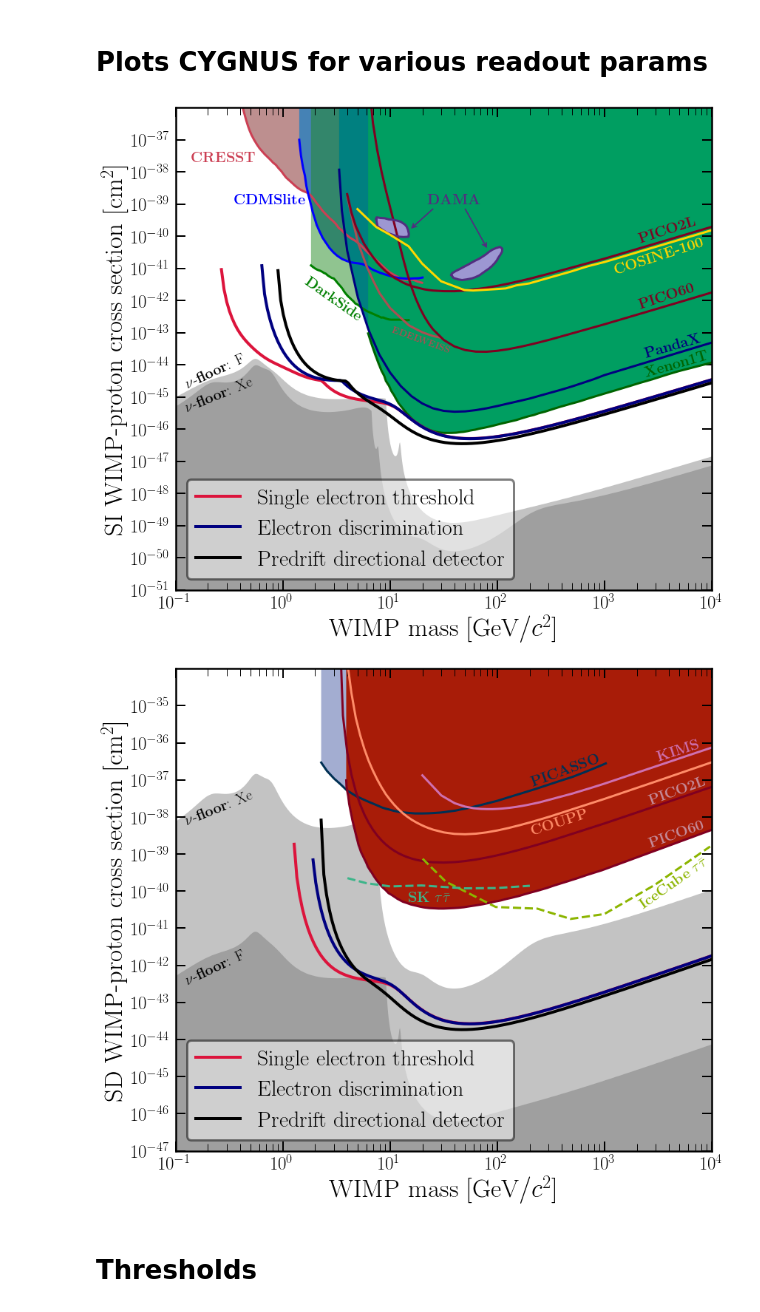
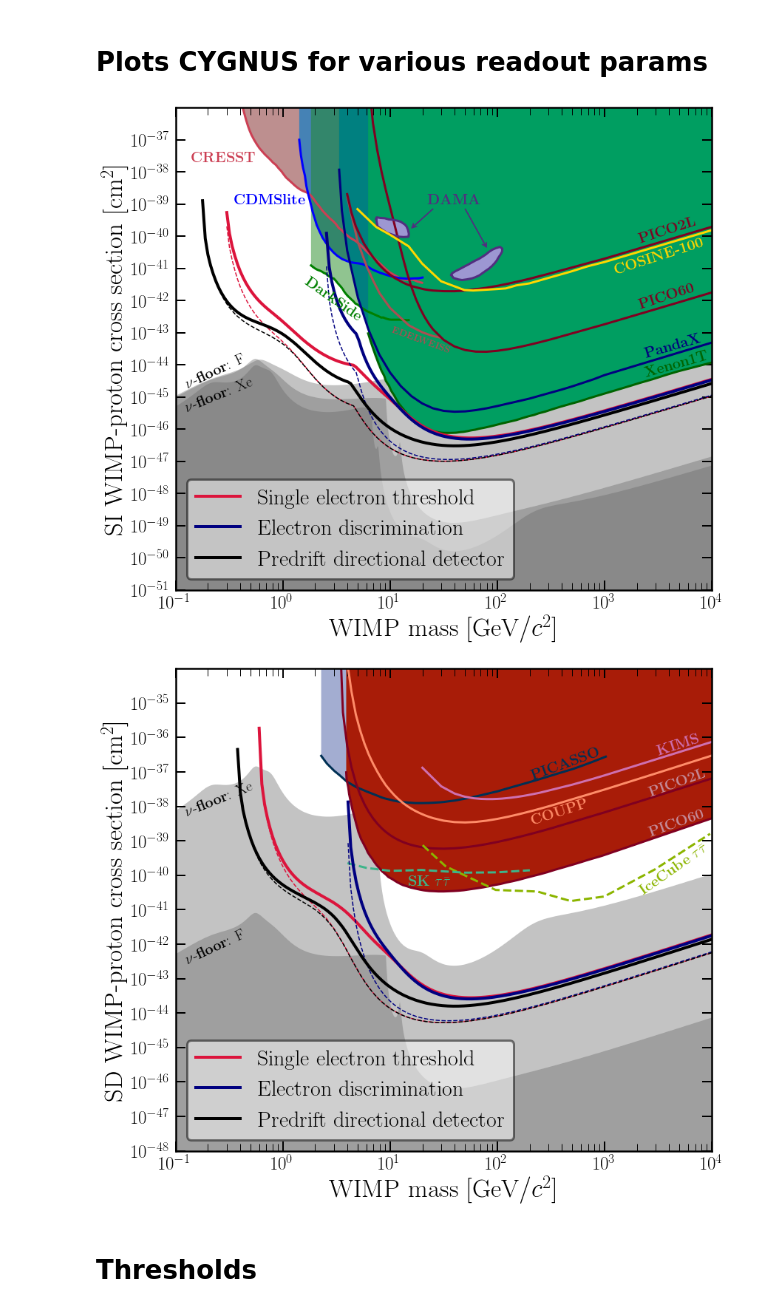
Before and after one commit to cajohare/CYGNUS, a Jupyter notebook: python/Plot_FullLimits-Meeting.ipynb, the cells around one changed output. Cells and saved outputs as stored; diff of their text form; code cells hidden in the pictures.

Commit message:
new nu floor calculation

```diff
--- a/python/Plot_FullLimits-Meeting.ipynb
+++ b/python/Plot_FullLimits-Meeting.ipynb
@@ -25,6 +25,17 @@ plt.text(0.12,1.2e-44,r"$\nu$-{\bf floor}: F",fontsize=20,rotation=25,color="k")
 #plt.text(0.5,5e-48,r"{\bf Solar}-$\nu$",fontsize=25)
 #plt.text(18.0,0.3e-50,r"{\bf SN}-$\nu$",fontsize=25)
 #plt.text(700.0,1e-49,r"{\bf Atm}-$\nu$",fontsize=25)
+
+nu_F = loadtxt("../data/WIMPLimits/SI/nuFloorSimple-F.txt")
+#plt.plot(nu_F[0,:],nu_F[1,:],'b-')
+
+nu_F = loadtxt("../data/WIMPLimits/SI/nuFloorSimple-Xe.txt")
+#plt.plot(nu_F[0,:],nu_F[1,:],'b-')
+
+nu_He = loadtxt("../data/WIMPLimits/SI/nuFloorSimple-He.txt")
+plt.fill_between(nu_He[0,:], nu_He[1,:], y2=ymin,facecolor='dimgrey',alpha=0.4)
+
+
 
 # Expt limits
 CRESST = loadtxt("../data/WIMPLimits/SI/CRESST.txt")
@@ -104,19 +115,26 @@ CYGNUS10k = loadtxt("../data/CYGNUS10k-1e.txt")
 CYGNUS10k[CYGNUS10k==0.0] = 1.0
 sig1 = minimum(CYGNUS10k[1,:],CYGNUS10k[2,:])
 sig1[sig1==1.0] = nan
+Nw = minimum(CYGNUS10k[3,:],CYGNUS10k[4,:])
 plt.plot(CYGNUS10k[0,:],sig1,color=col0,linewidth=4,label='Single electron threshold')
+plt.plot(CYGNUS10k[0,:],Nw,'--',color=col0,linewidth=1.5)
 
 CYGNUS10k = loadtxt("../data/CYGNUS10k-edisc.txt")
 CYGNUS10k[CYGNUS10k==0.0] = 1.0
 sig1 = minimum(CYGNUS10k[1,:],CYGNUS10k[2,:])
 sig1[sig1==1.0] = nan
+Nw = minimum(CYGNUS10k[3,:],CYGNUS10k[4,:])
 plt.plot(CYGNUS10k[0,:],sig1,color=col1,linewidth=4,label='Electron discrimination')
+plt.plot(CYGNUS10k[0,:],Nw,'--',color=col1,linewidth=1.5)
+
 
 CYGNUS10k = loadtxt("../data/CYGNUS10k-predrift.txt")
 CYGNUS10k[CYGNUS10k==0.0] = 1.0
 sig1 = minimum(CYGNUS10k[1,:],CYGNUS10k[2,:])
 sig1[sig1==1.0] = nan
+Nw = minimum(CYGNUS10k[3,:],CYGNUS10k[4,:])
 plt.plot(CYGNUS10k[0,:],sig1,color=col2,linewidth=4,label='Predrift directional detector')
+plt.plot(CYGNUS10k[0,:],Nw,'--',color=col2,linewidth=1.5)
 
 
 # Labels
@@ -139,7 +157,7 @@ ax.tick_params(which='minor',direction='in',width=1,length=10,right=True,top=Tru
 plt.show()
 fig.savefig('../plots/CYGNUS10k-SIvsMass.pdf',bbox_inches='tight')
 # %% [output]
-[figure, old version]
+[figure, new version]
 # %%
 fig = plt.figure(figsize=(13,12))
 ax = fig.add_subplot(111)
@@ -153,7 +171,7 @@ C_F = (4/3)*((J+1)/J)*(S_p)**2.0/A**2
 xmin = 0.1
 xmax = 1.0e4
 ymax = 1.0e-34
-ymin = 1.0e-47
+ymin = 1.0e-48
 
 # Xe and F neutrino floors
 nu_Xe = loadtxt("../data/WIMPLimits/SD/nufloor-Xe.txt")
@@ -203,44 +221,50 @@ CYGNUS10k[CYGNUS10k==0.0] = 1.0
 sig1 = CYGNUS10k[1,:]
 sig1[sig1==1.0] = nan
 sig1 = sig1/C_F
+Nw = CYGNUS10k[3,:]/C_F
 plt.plot(CYGNUS10k[0,:],sig1,color=col0,linewidth=4,label='Single electron threshold')
+plt.plot(CYGNUS10k[0,:],Nw,'--',color=col0,linewidth=1.5)
 
 CYGNUS10k = loadtxt("../data/CYGNUS10k-edisc.txt")
 CYGNUS10k[CYGNUS10k==0.0] = 1.0
 sig1 = CYGNUS10k[1,:]
 sig1[sig1==1.0] = nan
 sig1 = sig1/C_F
+Nw = CYGNUS10k[3,:]/C_F
 plt.plot(CYGNUS10k[0,:],sig1,color=col1,linewidth=4,label='Electron discrimination')
+plt.plot(CYGNUS10k[0,:],Nw,'--',color=col1,linewidth=1.5)
 
 CYGNUS10k = loadtxt("../data/CYGNUS10k-predrift.txt")
 CYGNUS10k[CYGNUS10k==0.0] = 1.0
 sig1 = CYGNUS10k[1,:]
 sig1[sig1==1.0] = nan
 sig1 = sig1/C_F
+Nw = CYGNUS10k[3,:]/C_F
 plt.plot(CYGNUS10k[0,:],sig1,color=col2,linewidth=4,label='Predrift directional detector')
+plt.plot(CYGNUS10k[0,:],Nw,'--',color=col2,linewidth=1.5)
 
 # Labels
 plt.legend(loc="lower left",fontsize=23,frameon=False)
 plt.xlabel(r"WIMP mass [GeV$/c^2$]",fontsize=35)
 plt.ylabel(r"SD WIMP-proton cross section [cm$^2$]",fontsize=35)
 
 leg1 = ax.legend(fontsize=30,frameon=True,loc="lower left",framealpha=0.5)
 leg1.get_frame().set_linewidth(3)
 leg1.get_frame().set_edgecolor("k")
 
 # Style
 plt.yscale('log')
 plt.xscale('log')
 ax.set_xlim(left=xmin, right=xmax)
 ax.set_ylim(bottom=ymin, top=ymax)
 plt.xticks(fontsize=25)
 plt.yticks(10.0**arange(log10(ymin),log10(ymax),1),fontsize=25)
 ax.tick_params(which='major',direction='in',width=2,length=13,right=True,top=True,pad=7)
 ax.tick_params(which='minor',direction='in',width=1,length=10,right=True,top=True)
 plt.show()
 fig.savefig('../plots/CYGNUS10k_SDvsMass.pdf',bbox_inches='tight')
 # %% [output]
-[figure, old version]
+[figure, new version]
 # %% [markdown]
 # Thresholds
 # %%
```
Also changed, not shown: parts of 1 cell of this notebook, 30 other files.
